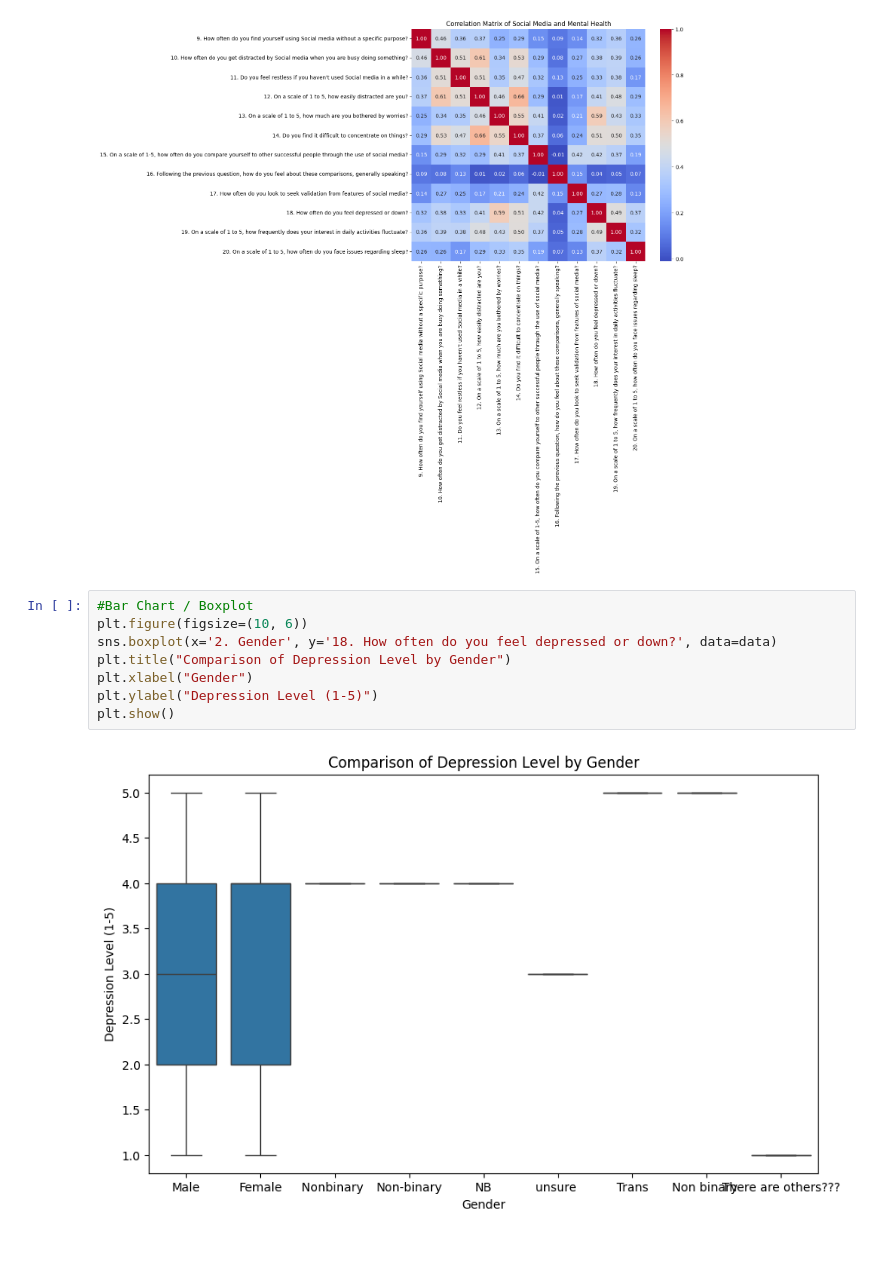
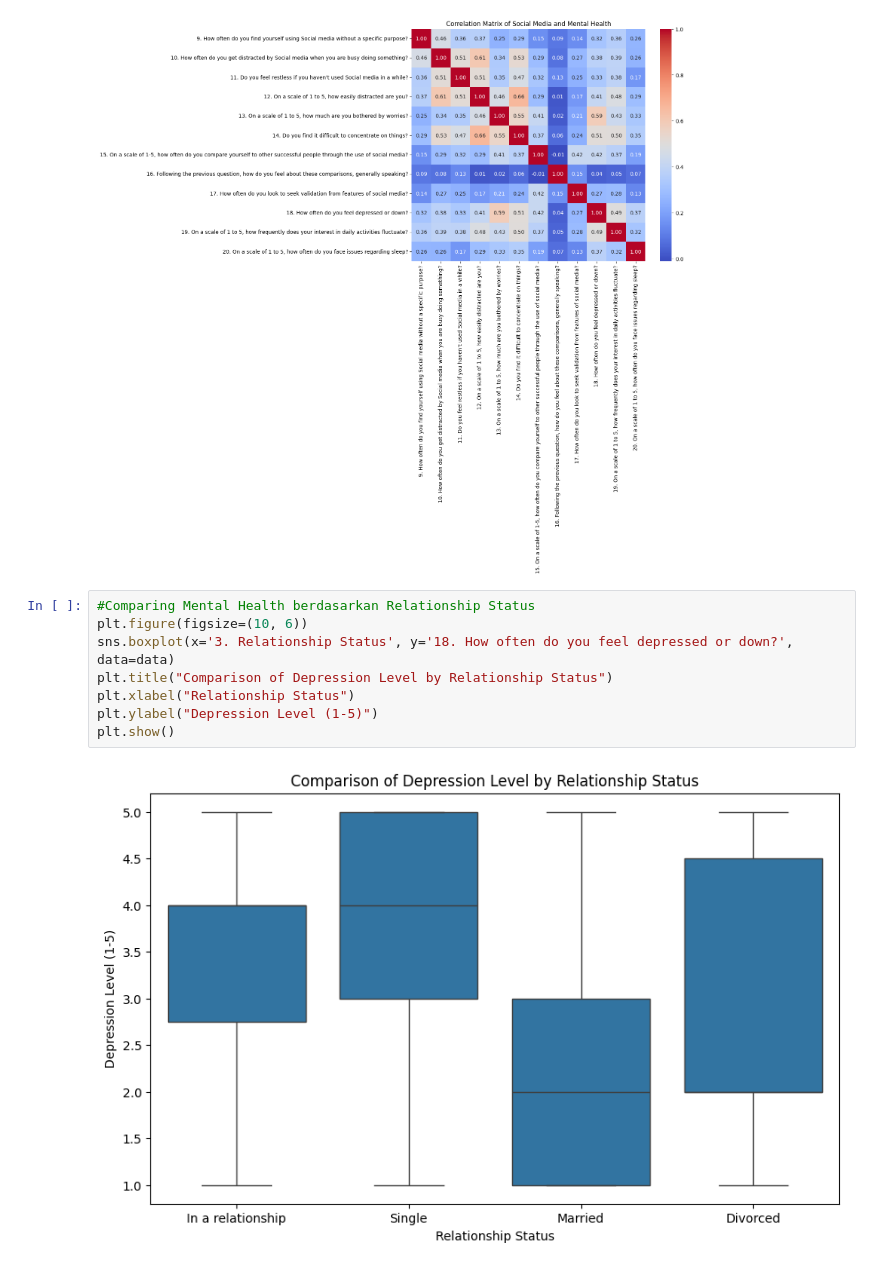
Before and after one commit to dhivarukha/task-bootcamp, a Jupyter notebook: Mental_Health_Data.ipynb, the cells around one changed output. Saved outputs shown, nothing was run; the diff lists cells and outputs as text.

```diff
--- a/Mental_Health_Data.ipynb
+++ b/Mental_Health_Data.ipynb
@@ -320,12 +320,12 @@ plt.show()
 # %% [output]
 [figure]
 # %%
-#Bar Chart / Boxplot
+#Comparing Mental Health berdasarkan Relationship Status
 plt.figure(figsize=(10, 6))
-sns.boxplot(x='2. Gender', y='18. How often do you feel depressed or down?', data=data)
-plt.title("Comparison of Depression Level by Gender")
-plt.xlabel("Gender")
+sns.boxplot(x='3. Relationship Status', y='18. How often do you feel depressed or down?', data=data)
+plt.title("Comparison of Depression Level by Relationship Status")
+plt.xlabel("Relationship Status")
 plt.ylabel("Depression Level (1-5)")
 plt.show()
 # %% [output]
-[figure, old version]
+[figure, new version]
```
Also changed, not shown: parts of 4 cells of this notebook.
